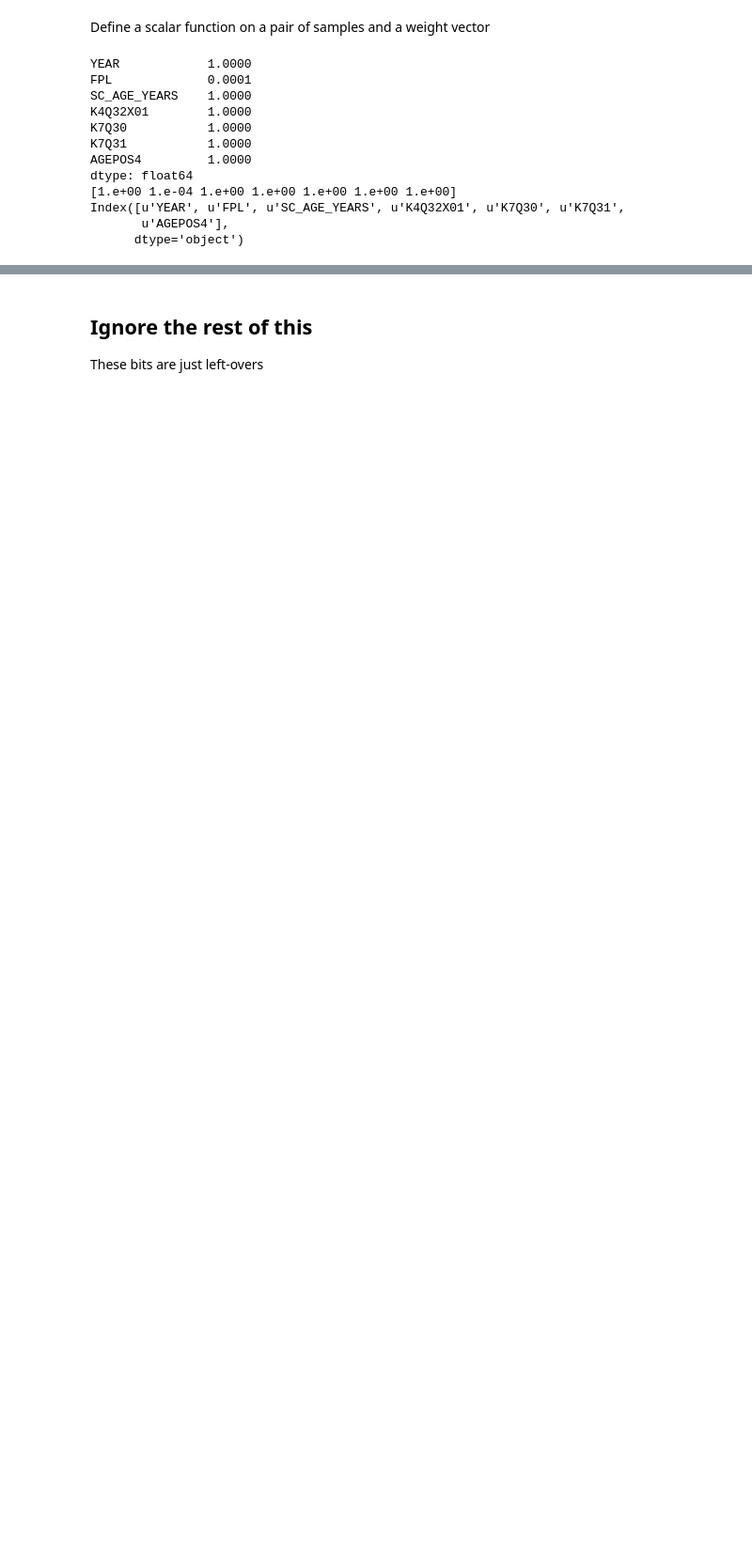
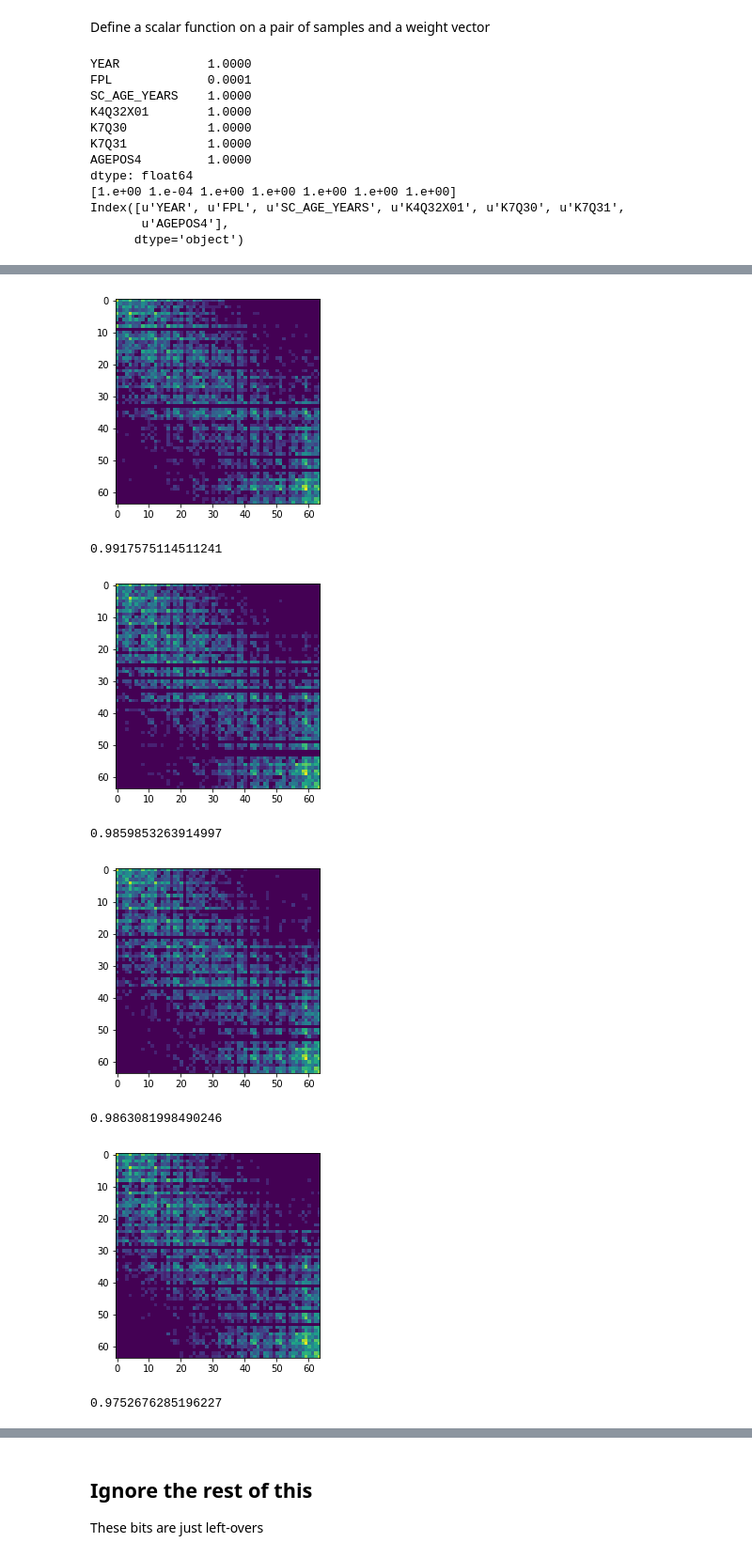
Before and after one commit to PSC-PublicHealth/synecoace, a Jupyter notebook: src/SampleModel.ipynb, the cells around one changed output, grey strips where cells are left out. Shown at 94% size. Drawn from its saved outputs; the diff is of its cells as text; code cells hidden in the pictures; blank space fills up the shorter version.

```diff
--- a/src/SampleModel.ipynb
+++ b/src/SampleModel.ipynb
@@ -369,0 +554,43 @@ print mutualInfo(cleanV, cleanV)
+# %%
+from scipy.optimize import minimize
+def minimizeMe(wtVec,
+               nSamp, nIter, sampler, testSampParams, genSampParams,
+               mutator, mutatorParams):
+    wtSer = pd.Series({'YEAR': wtVec[0],
+                      'FPL': wtVec[1],
+                      'SC_AGE_YEARS': wtVec[2],
+                      'K4Q01': wtVec[3],
+                      'K4Q32X01': wtVec[4],
+                      'K7Q30': wtVec[5],
+                      'K7Q31': wtVec[6],
+                      'AGEPOS4': wtVec[7]},
+                     index=subDF.columns)
+    wtSer = wtSer.drop(labels=['ACE7', 'ACE8', 'FWC'])  # get the right index order but no extra entries
+    mI = sampleAndCalcMI(wtSer, nSamp, nIter, sampler, testSampParams, genSampParams,
+                         mutator, mutatorParams, drawGraph=False, verbose=False)
+    print mI
+    return -mI
+# %%
+nSamp = 1000
+nIter = 1000
+stepsizes = np.empty([nSamp])
+stepsizes.fill(0.005)
+def sampler(nSamp, df):
+    return mkSamps(df, nSamp)
+testSampParams = {'df': age6DF}
+genSampParams = {'df': age7DF}
+mutatorParams = {'stepSzV': stepsizes, 'df': age7DF}
+
+guess = np.array([1.0, 1.0e-4, 1.0, 1.0, 1.0, 1.0, 1.0, 1.0])
+rslt = minimize(minimizeMe, guess, (nSamp, nIter, sampler, testSampParams, genSampParams,
+                                   mutate, mutatorParams), method='powell')
+print rslt
+# %% [output]
+[figure, added]
+0.9917575114511241
+[figure, added]
+0.9859853263914997
+[figure, added]
+0.9863081998490246
+[figure, added]
+0.9752676285196227
```
Also changed, not shown: parts of 30 cells of this notebook.
